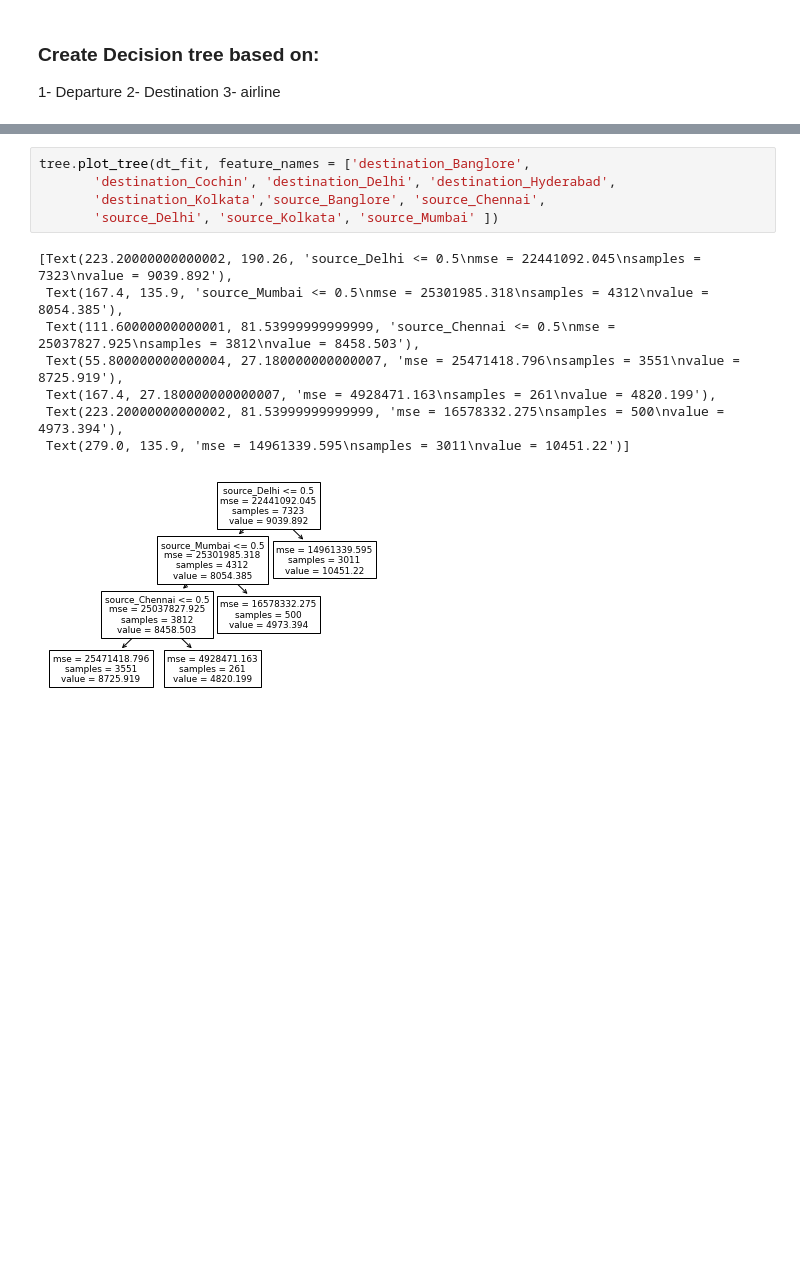
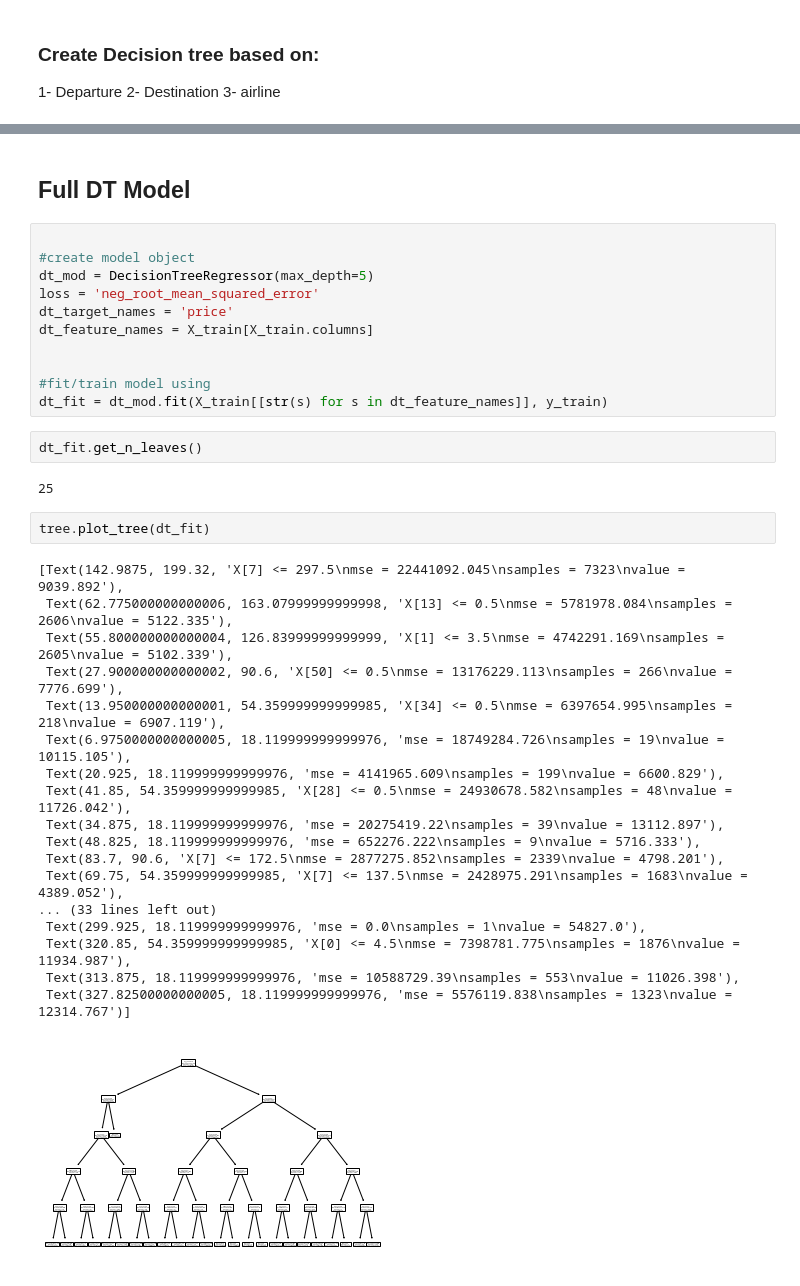
Before and after one commit to HendKordy/flights_analysis, a Jupyter notebook: decision_tree/decesion_tree.ipynb, the cells around one changed output, grey strips where cells are left out. Drawn from its saved outputs; the diff is of its cells as text; blank space fills up the shorter version.

```diff
--- a/decision_tree/decesion_tree.ipynb
+++ b/decision_tree/decesion_tree.ipynb
@@ -84,15 +132,39 @@ tree.export_graphviz(dt_mod,
-# %%
-tree.plot_tree(dt_fit, feature_names = ['destination_Banglore',
-       'destination_Cochin', 'destination_Delhi', 'destination_Hyderabad',
-       'destination_Kolkata','source_Banglore', 'source_Chennai',
-       'source_Delhi', 'source_Kolkata', 'source_Mumbai' ])
-# %% [output]
-[Text(223.20000000000002, 190.26, 'source_Delhi <= 0.5\nmse = 22441092.045\nsamples = 7323\nvalue = 9039.892'),
- Text(167.4, 135.9, 'source_Mumbai <= 0.5\nmse = 25301985.318\nsamples = 4312\nvalue = 8054.385'),
- Text(111.60000000000001, 81.53999999999999, 'source_Chennai <= 0.5\nmse = 25037827.925\nsamples = 3812\nvalue = 8458.503'),
- Text(55.800000000000004, 27.180000000000007, 'mse = 25471418.796\nsamples = 3551\nvalue = 8725.919'),
- Text(167.4, 27.180000000000007, 'mse = 4928471.163\nsamples = 261\nvalue = 4820.199'),
- Text(223.20000000000002, 81.53999999999999, 'mse = 16578332.275\nsamples = 500\nvalue = 4973.394'),
- Text(279.0, 135.9, 'mse = 14961339.595\nsamples = 3011\nvalue = 10451.22')]
-[figure, removed]
+# %% [markdown]
+## Full DT Model
+# %%
+
+#create model object
+dt_mod = DecisionTreeRegressor(max_depth=5)
+loss = 'neg_root_mean_squared_error'
+dt_target_names = 'price'
+dt_feature_names = X_train[X_train.columns]
+
+
+#fit/train model using
+dt_fit = dt_mod.fit(X_train[[str(s) for s in dt_feature_names]], y_train)
+# %%
+dt_fit.get_n_leaves()
+# %% [output]
+25
+# %%
+tree.plot_tree(dt_fit)
+# %% [output]
+[Text(142.9875, 199.32, 'X[7] <= 297.5\nmse = 22441092.045\nsamples = 7323\nvalue = 9039.892'),
+ Text(62.775000000000006, 163.07999999999998, 'X[13] <= 0.5\nmse = 5781978.084\nsamples = 2606\nvalue = 5122.335'),
+ Text(55.800000000000004, 126.83999999999999, 'X[1] <= 3.5\nmse = 4742291.169\nsamples = 2605\nvalue = 5102.339'),
+ Text(27.900000000000002, 90.6, 'X[50] <= 0.5\nmse = 13176229.113\nsamples = 266\nvalue = 7776.699'),
+ Text(13.950000000000001, 54.359999999999985, 'X[34] <= 0.5\nmse = 6397654.995\nsamples = 218\nvalue = 6907.119'),
+ Text(6.9750000000000005, 18.119999999999976, 'mse = 18749284.726\nsamples = 19\nvalue = 10115.105'),
+ Text(20.925, 18.119999999999976, 'mse = 4141965.609\nsamples = 199\nvalue = 6600.829'),
+ Text(41.85, 54.359999999999985, 'X[28] <= 0.5\nmse = 24930678.582\nsamples = 48\nvalue = 11726.042'),
+ Text(34.875, 18.119999999999976, 'mse = 20275419.22\nsamples = 39\nvalue = 13112.897'),
+ Text(48.825, 18.119999999999976, 'mse = 652276.222\nsamples = 9\nvalue = 5716.333'),
+ Text(83.7, 90.6, 'X[7] <= 172.5\nmse = 2877275.852\nsamples = 2339\nvalue = 4798.201'),
+ Text(69.75, 54.359999999999985, 'X[7] <= 137.5\nmse = 2428975.291\nsamples = 1683\nvalue = 4389.052'),
+... (33 lines left out)
+ Text(299.925, 18.119999999999976, 'mse = 0.0\nsamples = 1\nvalue = 54827.0'),
+ Text(320.85, 54.359999999999985, 'X[0] <= 4.5\nmse = 7398781.775\nsamples = 1876\nvalue = 11934.987'),
+ Text(313.875, 18.119999999999976, 'mse = 10588729.39\nsamples = 553\nvalue = 11026.398'),
+ Text(327.82500000000005, 18.119999999999976, 'mse = 5576119.838\nsamples = 1323\nvalue = 12314.767')]
+[figure, added]
 # %%
```
Also changed, not shown: parts of 21 cells of this notebook, 1 other file.
